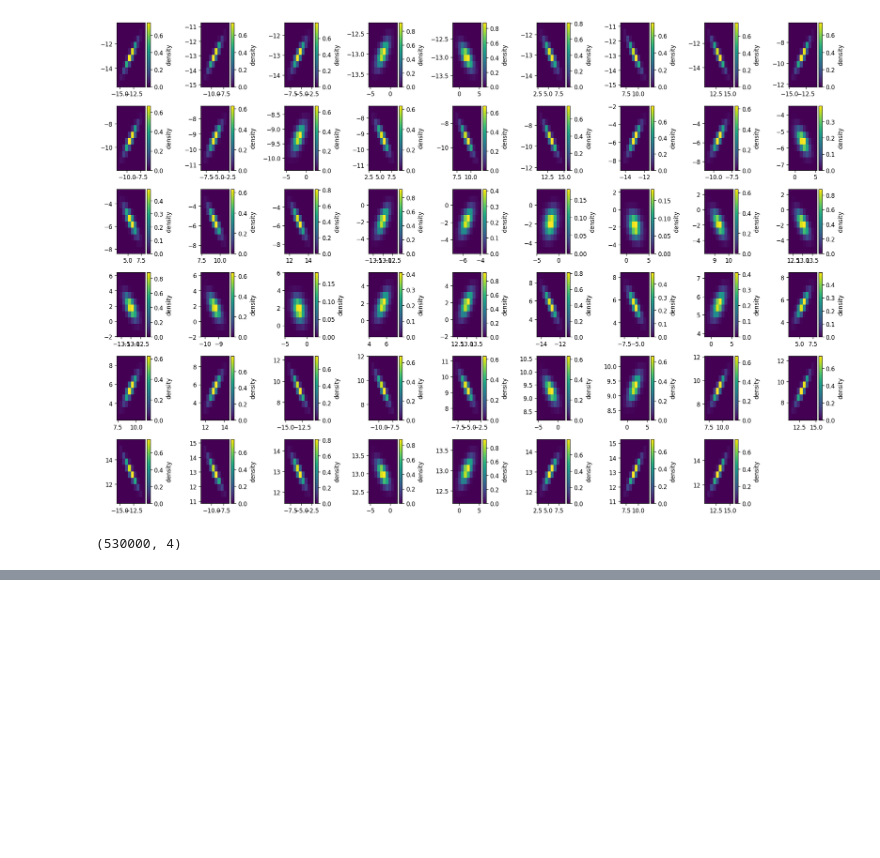
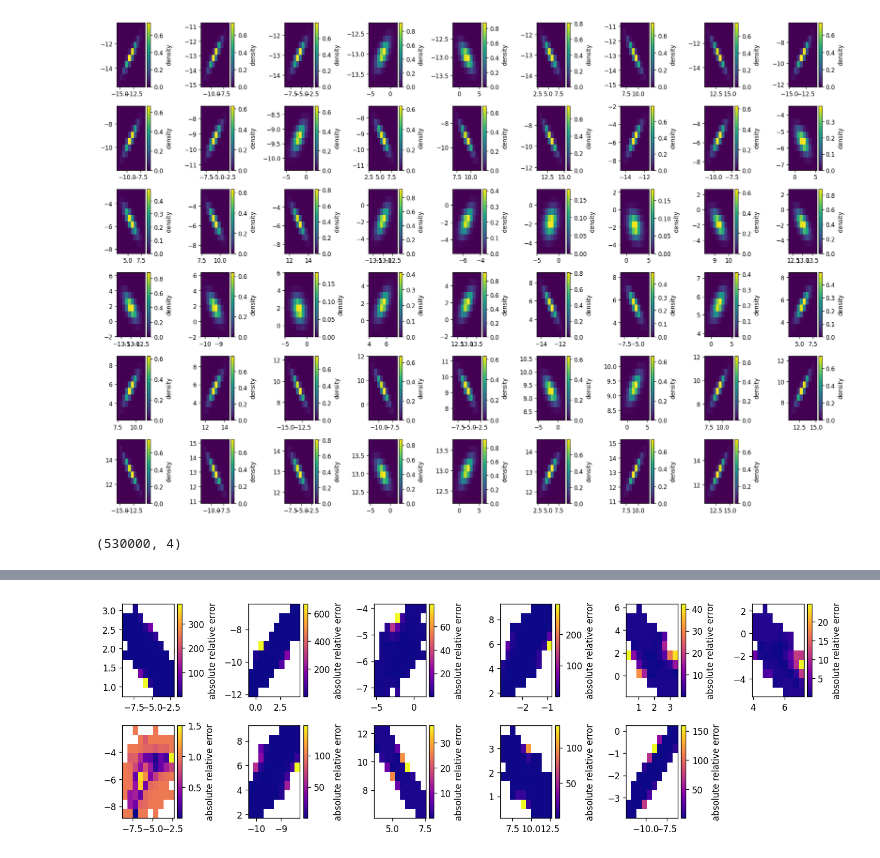
Before and after one commit to phinate/flow-interpolation, a Jupyter notebook: toy_problem.ipynb, the cells around one changed output, grey strips where cells are left out. Cells and saved outputs as stored; diff of their text form; code cells hidden in the pictures; blank space fills up the shorter version.

Commit message:
error plots

```diff
--- a/toy_problem.ipynb
+++ b/toy_problem.ipynb
@@ -190,6 +190,6 @@ opt = optimiser(flow.parameters(), **optimiser_pars)
 # %%
 from flow_interp import train
 
-train.train_loop(2000, flow, opt, batch_iter, feature_scaler=feature_scaler, context_scaler=context_scaler)
+result = train.train_loop(4000, flow, opt, batch_iter, feature_scaler=feature_scaler, context_scaler=context_scaler)
 # %% [output]
 iteration 0:
@@ -228,0 +212,18 @@ OrderedDict([('_transform._transforms.0._permutation', tensor([1, 0])),
+# %%
+test_samples = samples(jnp.array(test), covs[~train_mask])
+assert test_samples.shape[0] == len(test)
+test_data_hists, test_x_bins, test_y_bins = sample.make_data_hists2d(test_samples)
+
+flow_hists, _ = sample.hist2d_from_flows_with_error([flow], test_x_bins, test_y_bins, feature_scaler, context_scaler=context_scaler, context=test, num_samples=10000, density=True)
+def hist_plot_flow(ax, stuff, i):
+    hist, *bins = stuff
+    XX, YY = np.meshgrid(bins[0], bins[1])
+    a = ax.pcolormesh(XX, YY, (hist.T), shading='flat',cmap='plasma')#, norm=colors.LogNorm())
+    plt.colorbar(a, ax=ax, label='absolute relative error')
+
+autogrid(
+    list(zip(abs(flow_hists-test_data_hists)/test_data_hists, test_x_bins, test_y_bins)),
+    hist_plot_flow,
+);
+# %% [output]
+[figure, added]
```
Also changed, not shown: parts of 2 cells of this notebook.
